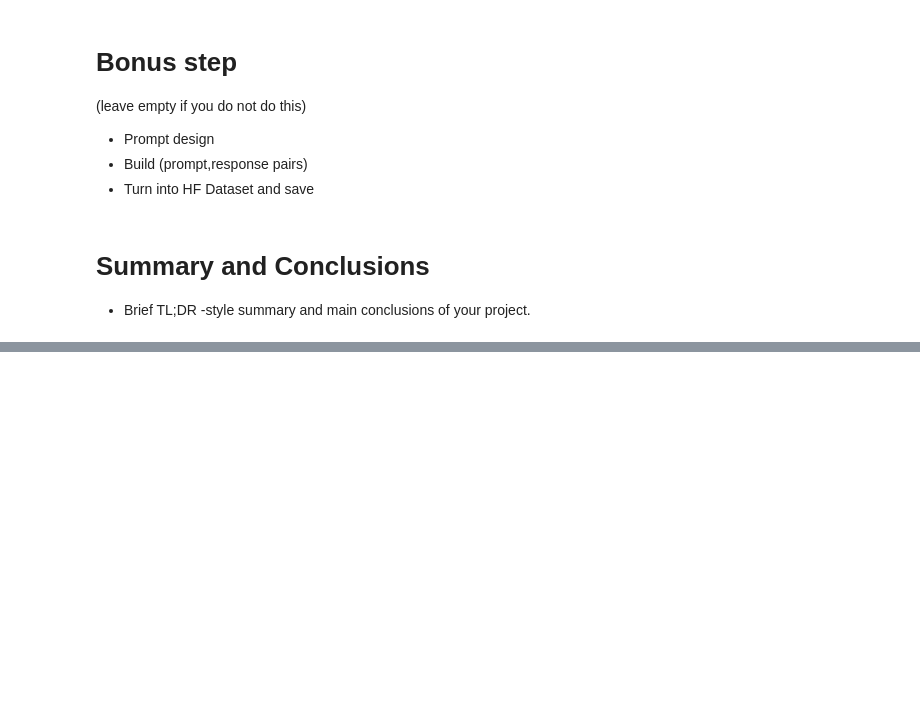
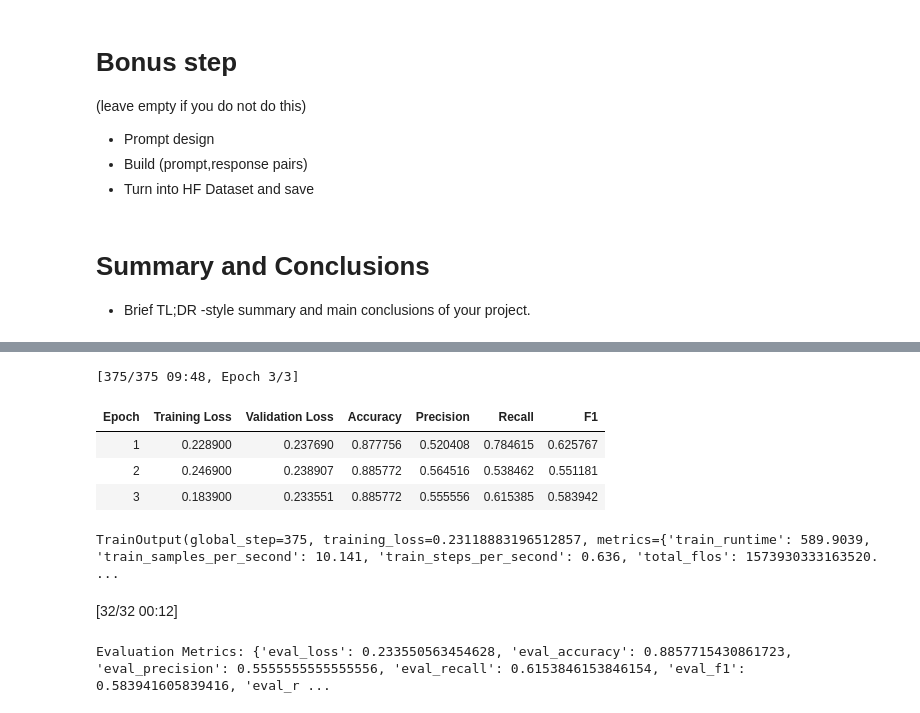
Before and after one commit to simulate111/Textual-Data-Analysis-25, a Jupyter notebook: project_TDA.ipynb, the cells around one changed output, grey strips where cells are left out. Cells and saved outputs as stored; diff of their text form; code cells hidden in the pictures; blank space fills up the shorter version.

```diff
--- a/project_TDA.ipynb
+++ b/project_TDA.ipynb
@@ -171,0 +174,3 @@ trainer.evaluate()
+# %%
+import openai
+openai.api_key = "sk"
@@ -171,0 +187,19 @@ trainer.evaluate()
+# %%
+#Write code to access the API, and retrieve results. Debug this with one short request until you know it works!
+#import openai
+import os
+#os.environ["OPENAI_API_KEY"] = "sk-xxxxxxxxxxx"
+# Make sure the API key is set correctly in the environment or use it directly like this:
+#openai.api_key = os.getenv("OPENAI_API_KEY")  # This will fetch the key from the environment variable
+# Alternatively, you can set it directly:
+#openai.api_key = "sk-xxxxxxxxxxxx"
+
+# Make the request to the model
+response = openai.ChatCompletion.create(
+    model="gpt-4o-mini",  # Use the correct model name
+    messages=[
+        {"role": "user", "content": "Just write : I have access to gpt-4o-mini, so you could luckily continue."}
+    ]
+)
+
+print(response['choices'][0]['message']['content'])  # This will print the model's response
@@ -171,0 +231,3 @@ trainer.evaluate()
+# %%
+import evaluate
+metric = evaluate.load("accuracy")
@@ -171,0 +345,17 @@ trainer.evaluate()
+# %%
+# Train the model
+trainer.train()
+# %% [output]
+[375/375 09:48, Epoch 3/3]
+| Epoch | Training Loss | Validation Loss | Accuracy | Precision | Recall | F1 |
+| 1 | 0.228900 | 0.237690 | 0.877756 | 0.520408 | 0.784615 | 0.625767 |
+| 2 | 0.246900 | 0.238907 | 0.885772 | 0.564516 | 0.538462 | 0.551181 |
+| 3 | 0.183900 | 0.233551 | 0.885772 | 0.555556 | 0.615385 | 0.583942 |
+TrainOutput(global_step=375, training_loss=0.23118883196512857, metrics={'train_runtime': 589.9039, 'train_samples_per_second': 10.141, 'train_steps_per_second': 0.636, 'total_flos': 1573930333163520. ...
+# %%
+# === Step 4: Evaluate and Analyze ===
+eval_results = trainer.evaluate()
+print("Evaluation Metrics:", eval_results)
+# %% [output]
+[32/32 00:12]
+Evaluation Metrics: {'eval_loss': 0.233550563454628, 'eval_accuracy': 0.8857715430861723, 'eval_precision': 0.5555555555555556, 'eval_recall': 0.6153846153846154, 'eval_f1': 0.583941605839416, 'eval_r ...
```
Also changed, not shown: parts of 8 cells of this notebook.
